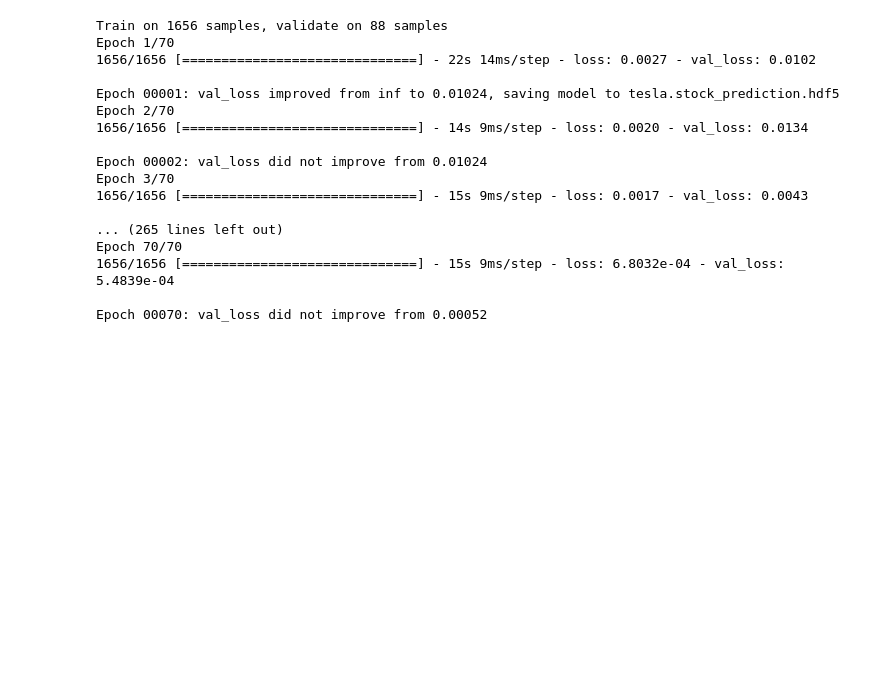
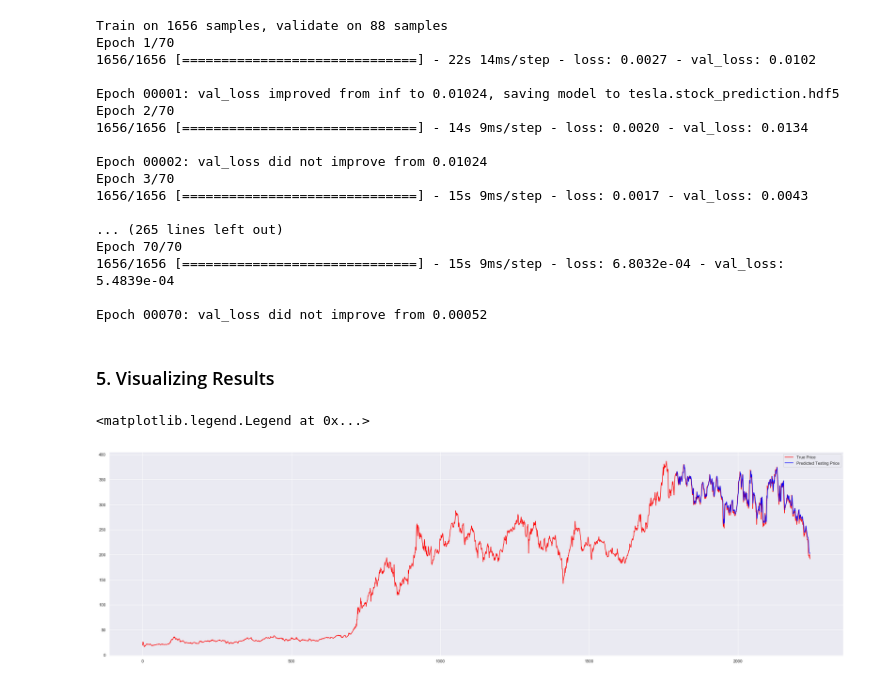
Before and after one commit to shubham-kothari/Stock-Price-Prediction-TSLA-using-LSTM, a Jupyter notebook: Stock Price Prediction - TSLA.ipynb, the cells around one changed output. Drawn from its saved outputs; the diff is of its cells as text; code cells hidden in the pictures; blank space fills up the shorter version.

```diff
--- a/Stock Price Prediction - TSLA.ipynb
+++ b/Stock Price Prediction - TSLA.ipynb
@@ -231,3 +231,16 @@ Epoch 70/70
 Epoch 00070: val_loss did not improve from 0.00052
 # %%
 model = load_model('tesla.stock_prediction.hdf5')
+# %% [markdown]
+### 5. Visualizing Results
+# %%
+predictions = model.predict(x_test)
+predictions = scaler.inverse_transform(predictions)
+
+fig, ax = plt.subplots(figsize=(35,10))
+plt.plot(df, color='red',  label="True Stock Price",)
+ax.plot(range(len(y_train)+50,len(y_train)+50+len(predictions)),predictions, color='blue', label='Predicted Stock Price')
+plt.legend()
+# %% [output]
+<matplotlib.legend.Legend at 0x...>
+[figure, added]
```
Also changed, not shown: parts of 6 cells of this notebook.
